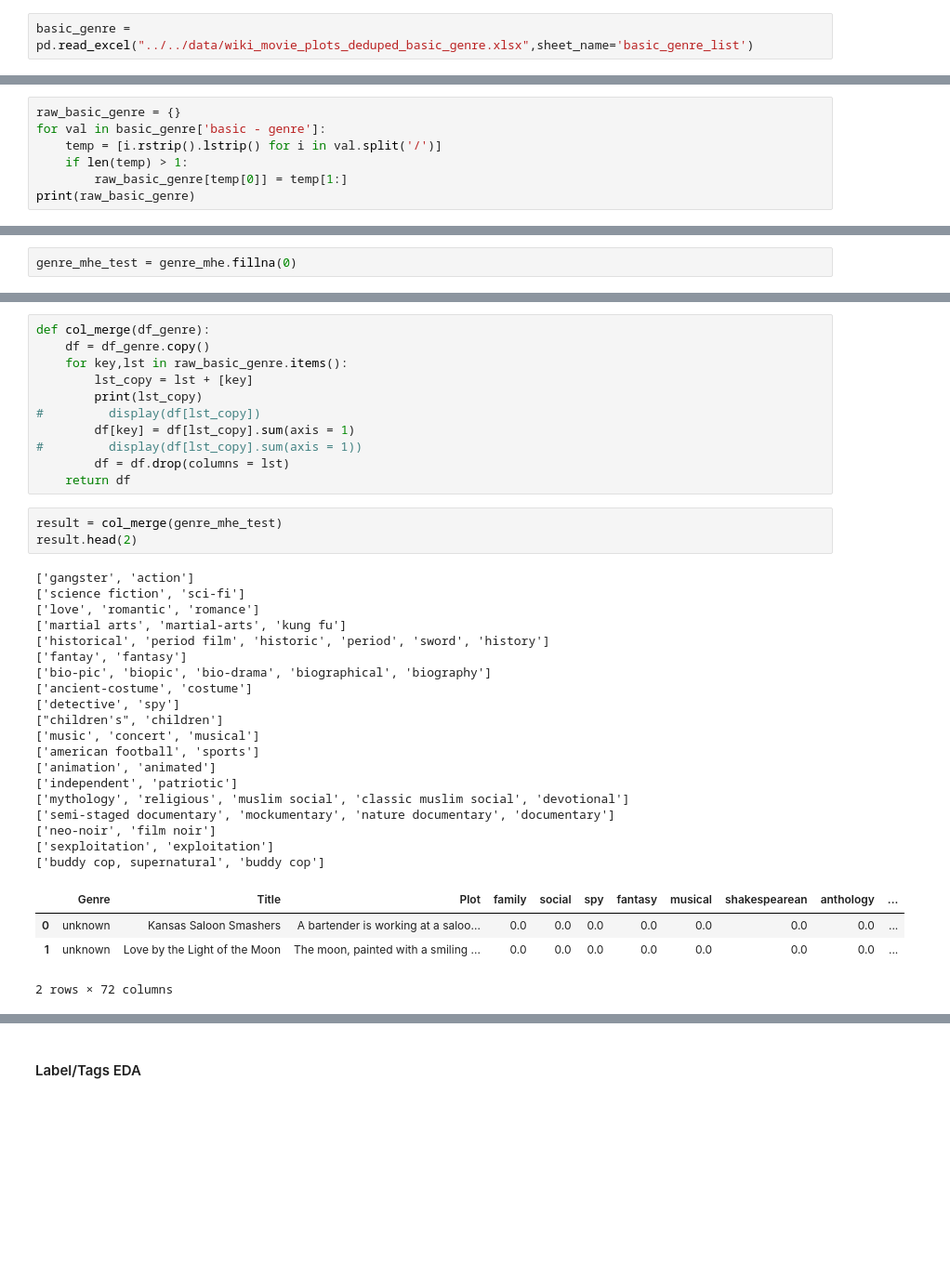
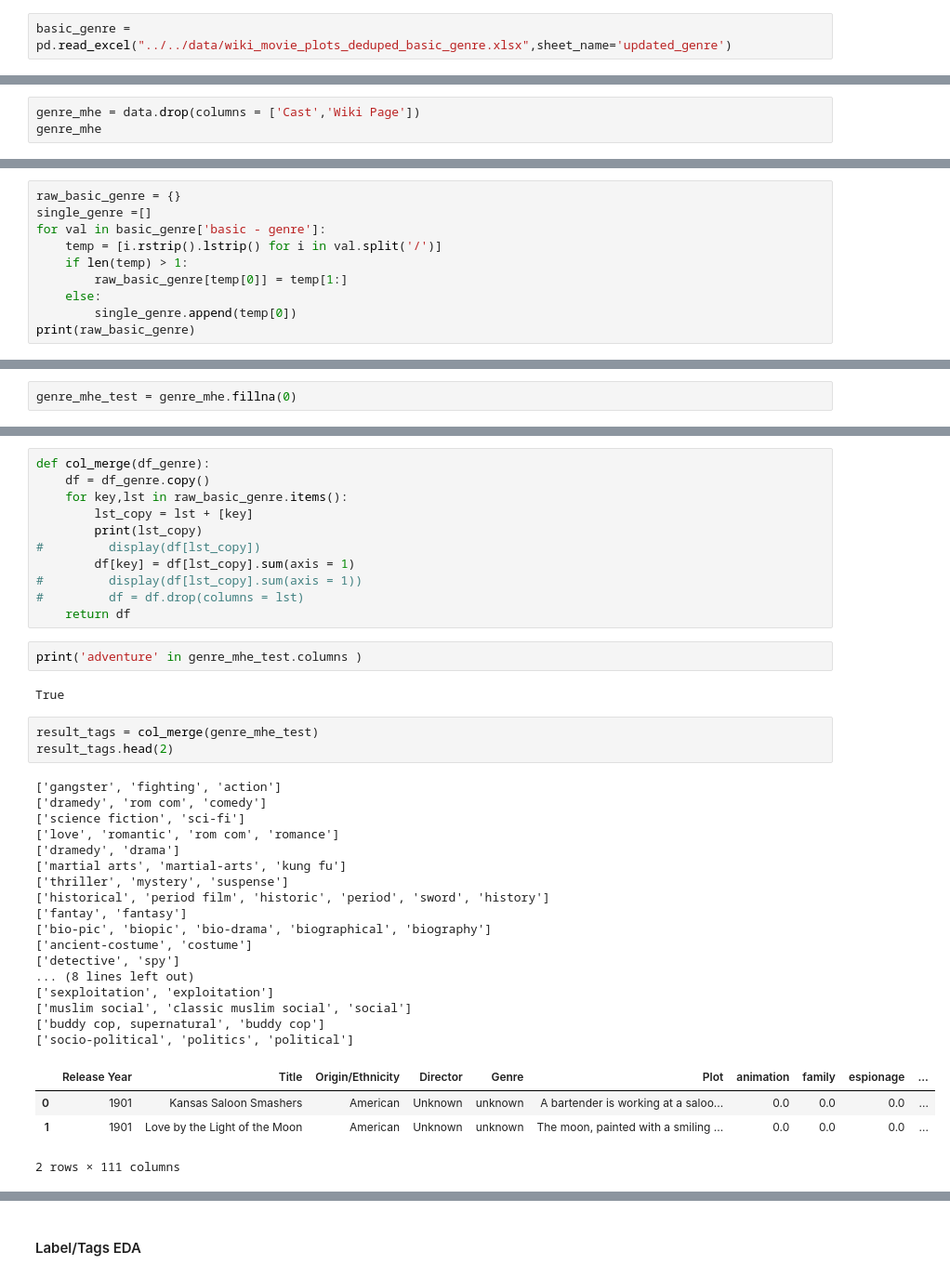
Before and after one commit to VarshaThakare/MultilabelClassificationWiki, a Jupyter notebook: multilabel_classification_wiki/src/notebook/multilabel_classification_wiki.ipynb, the cells around one changed output, grey strips where cells are left out. Shown at 93% size. Saved outputs shown, nothing was run; the diff lists cells and outputs as text; blank space fills up the shorter version.

```diff
--- a/multilabel_classification_wiki/src/notebook/multilabel_classification_wiki.ipynb
+++ b/multilabel_classification_wiki/src/notebook/multilabel_classification_wiki.ipynb
@@ -64,7 +81,7 @@ len(data[data['Genre'] == 'tokusatsu, action, sci-fi'])
 # %% [output]
 5
 # %%
-basic_genre = pd.read_excel("../../data/wiki_movie_plots_deduped_basic_genre.xlsx",sheet_name='basic_genre_list')
+basic_genre = pd.read_excel("../../data/wiki_movie_plots_deduped_basic_genre.xlsx",sheet_name='updated_genre')
 # %%
 genre_list = basic_genre['basic - genre'].str.rstrip().str.lstrip().str.lower()
 genre_list
@@ -107,0 +114,3 @@ genre_mhe
+# %%
+genre_mhe = data.drop(columns = ['Cast','Wiki Page'])
+genre_mhe
@@ -292,8 +238,11 @@ len(genre_mhe) - genre_mhe['martial-arts'].isna().sum()
 # %%
 raw_basic_genre = {}
+single_genre =[]
 for val in basic_genre['basic - genre']:
     temp = [i.rstrip().lstrip() for i in val.split('/')]
     if len(temp) > 1:
         raw_basic_genre[temp[0]] = temp[1:]
+    else:
+        single_genre.append(temp[0])
 print(raw_basic_genre)
 # %% [output]
@@ -397,32 +282,34 @@ def col_merge(df_genre):
 #         display(df[lst_copy])
         df[key] = df[lst_copy].sum(axis = 1)
 #         display(df[lst_copy].sum(axis = 1))
-        df = df.drop(columns = lst)
+#         df = df.drop(columns = lst)
     return df
+# %%
+print('adventure' in genre_mhe_test.columns )
+# %% [output]
+True
 # %%
-result = col_merge(genre_mhe_test)
-result.head(2)
+result_tags = col_merge(genre_mhe_test)
+result_tags.head(2)
 # %% [output]
-['gangster', 'action']
+['gangster', 'fighting', 'action']
+['dramedy', 'rom com', 'comedy']
 ['science fiction', 'sci-fi']
-['love', 'romantic', 'romance']
+['love', 'romantic', 'rom com', 'romance']
+['dramedy', 'drama']
 ['martial arts', 'martial-arts', 'kung fu']
+['thriller', 'mystery', 'suspense']
 ['historical', 'period film', 'historic', 'period', 'sword', 'history']
 ['fantay', 'fantasy']
 ['bio-pic', 'biopic', 'bio-drama', 'biographical', 'biography']
 ['ancient-costume', 'costume']
 ['detective', 'spy']
-["children's", 'children']
-['music', 'concert', 'musical']
-['american football', 'sports']
-['animation', 'animated']
-['independent', 'patriotic']
-['mythology', 'religious', 'muslim social', 'classic muslim social', 'devotional']
-['semi-staged documentary', 'mockumentary', 'nature documentary', 'documentary']
-['neo-noir', 'film noir']
+... (8 lines left out)
 ['sexploitation', 'exploitation']
+['muslim social', 'classic muslim social', 'social']
 ['buddy cop, supernatural', 'buddy cop']
+['socio-political', 'politics', 'political']
-|  | Genre | Title | Plot | family | social | spy | fantasy | musical | shakespearean | anthology | ... |
-| 0 | unknown | Kansas Saloon Smashers | A bartender is working at a saloo... | 0.0 | 0.0 | 0.0 | 0.0 | 0.0 | 0.0 | 0.0 | ... |
-| 1 | unknown | Love by the Light of the Moon | The moon, painted with a smiling ... | 0.0 | 0.0 | 0.0 | 0.0 | 0.0 | 0.0 | 0.0 | ... |
+|  | Release Year | Title | Origin/Ethnicity | Director | Genre | Plot | animation | family | espionage | ... |
+| 0 | 1901 | Kansas Saloon Smashers | American | Unknown | unknown | A bartender is working at a saloo... | 0.0 | 0.0 | 0.0 | ... |
+| 1 | 1901 | Love by the Light of the Moon | American | Unknown | unknown | The moon, painted with a smiling ... | 0.0 | 0.0 | 0.0 | ... |
-2 rows × 72 columns
+2 rows × 111 columns
```
Also changed, not shown: parts of 198 cells of this notebook, 3 other files.
